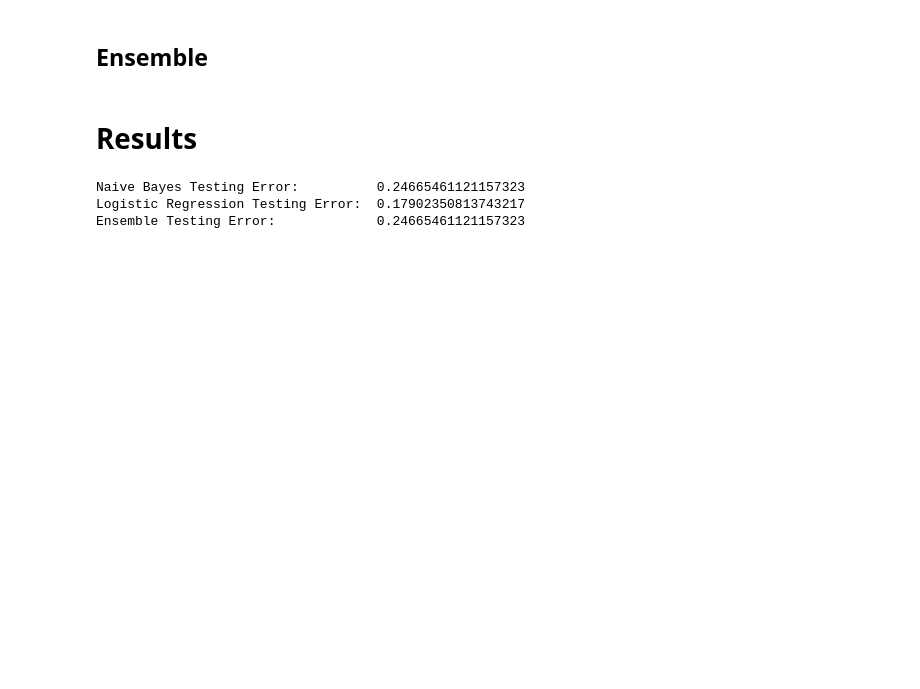
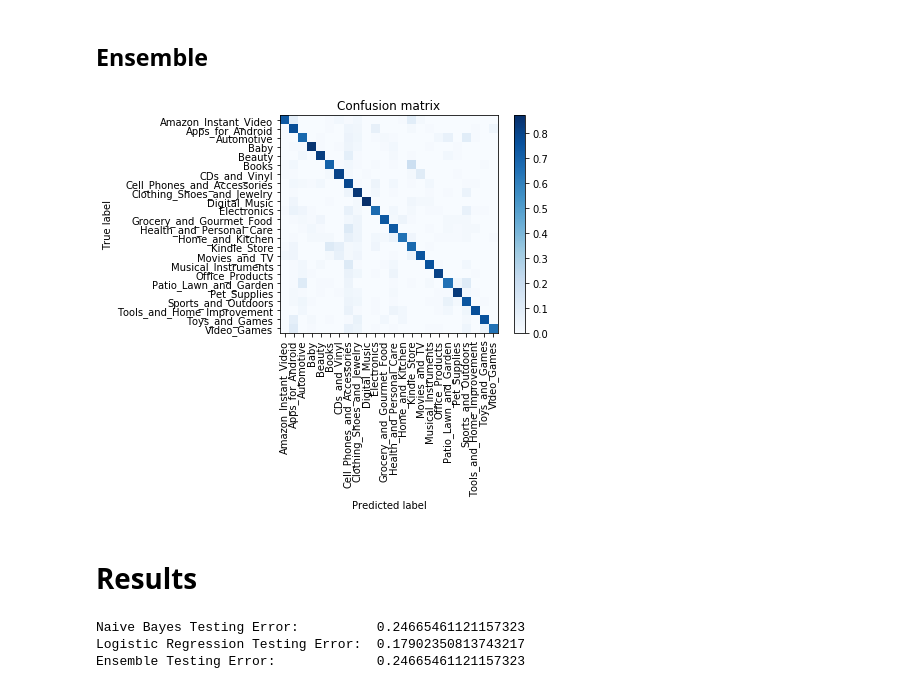
Before and after one commit to calexdiaz143/cs-175-amazon-project-clone, a Jupyter notebook: main/project.ipynb, the cells around one changed output. Drawn from its saved outputs; the diff is of its cells as text; code cells hidden in the pictures; blank space fills up the shorter version.

```diff
--- a/main/project.ipynb
+++ b/main/project.ipynb
@@ -81,7 +60,11 @@ test_err_lr = tester.error_ratio(test_Y, test_prd_lr)
 # %%
 test_predictions = [test_prd_nb, test_prd_lr]
 test_prd_ensemble = tester.predict_ensemble(test_X, test_predictions)
 test_err_ensemble = tester.error_ratio(test_Y, test_prd_ensemble)
+
+tester.disp_conf_matrix(test_Y, test_prd_ensemble, classes)
+# %% [output]
+[figure, added]
 # %% [markdown]
 # Results
 # %%
```
Also changed, not shown: parts of 7 cells of this notebook, 1 other file.
